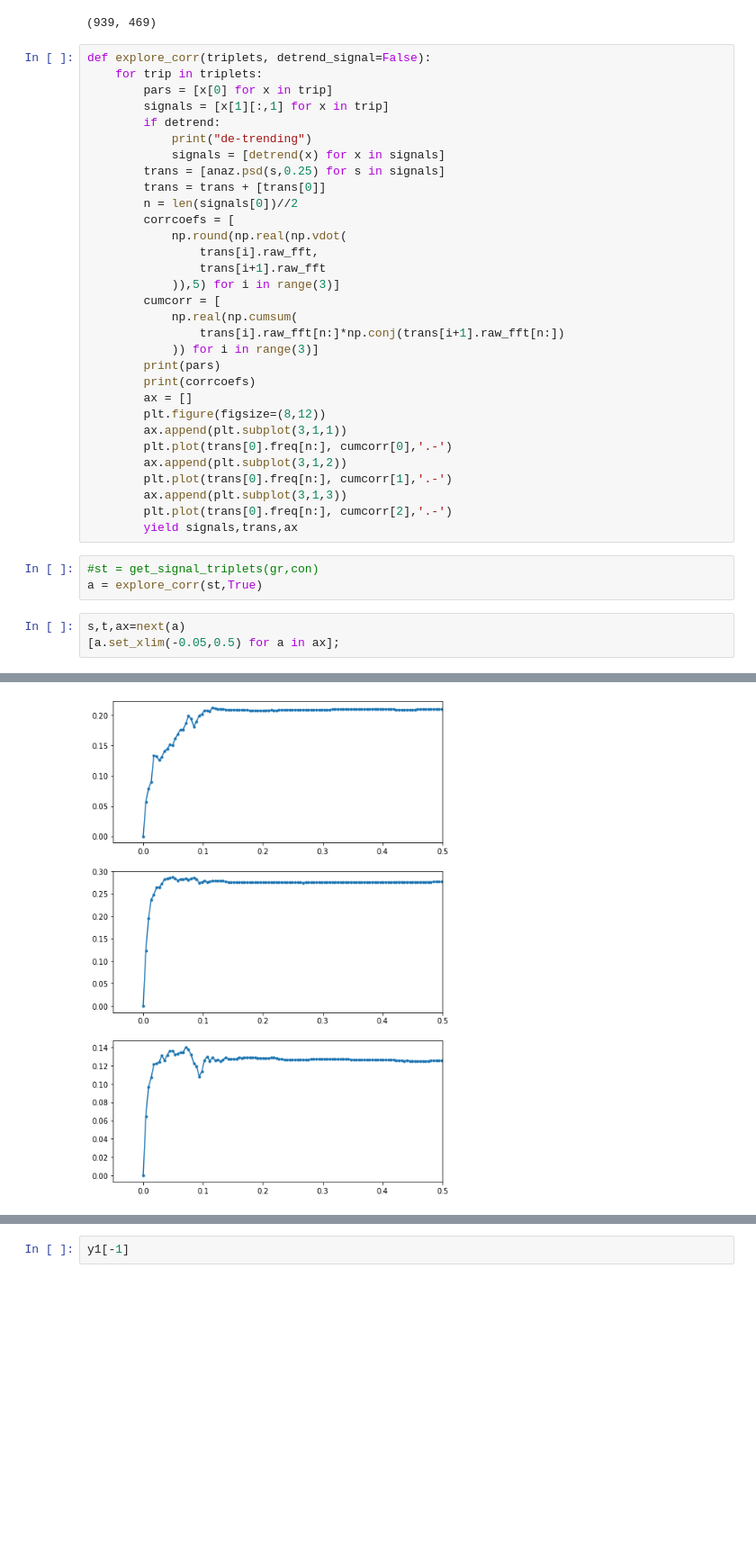
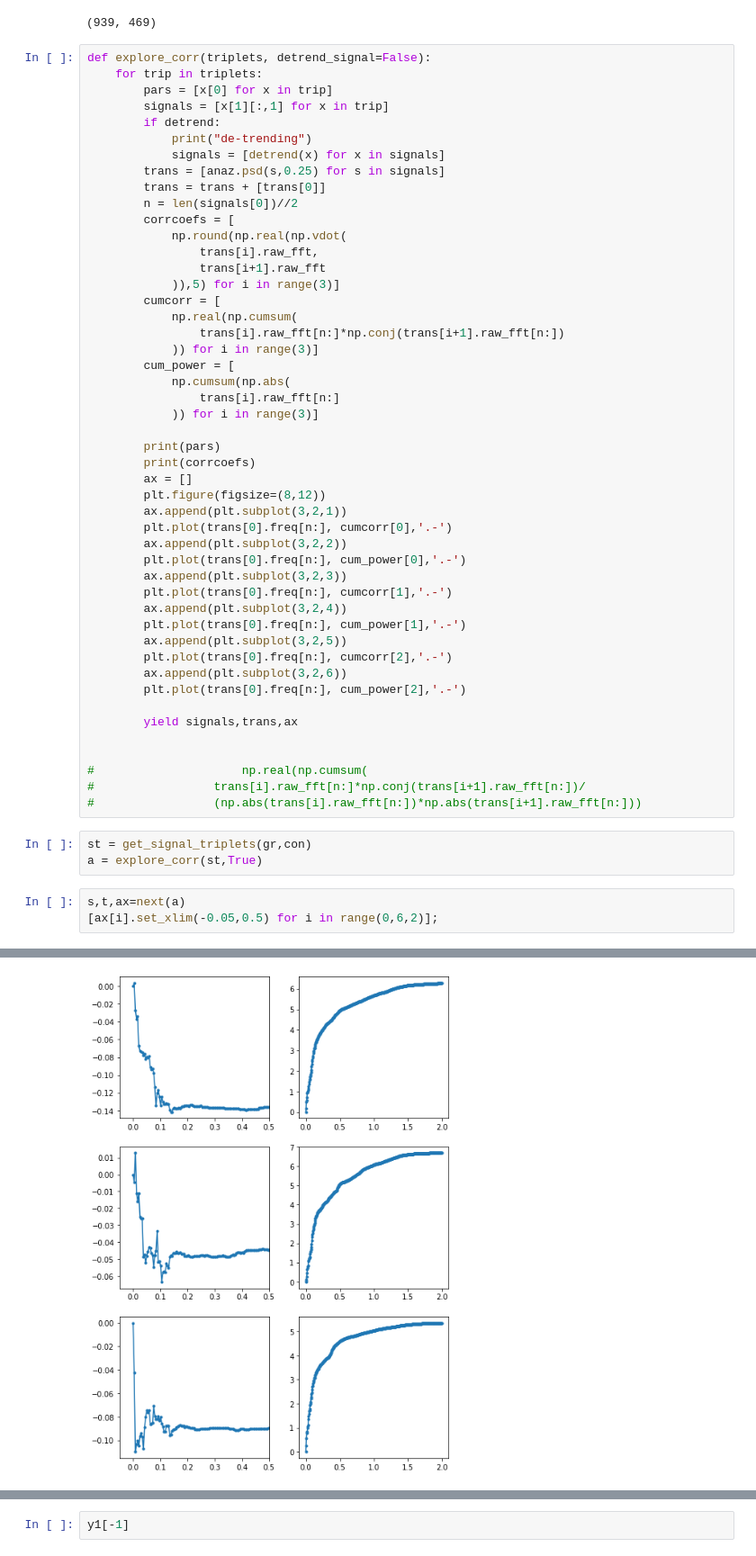
Before and after one commit to kishkash555/biu, a Jupyter notebook: Dissertation3/systematic group correlations by frequency.ipynb, the cells around one changed output, grey strips where cells are left out. Shown: that part at 90% size. Cells and saved outputs as stored; diff of their text form; blank space fills up the shorter version.

```diff
--- a/Dissertation3/systematic group correlations by frequency.ipynb
+++ b/Dissertation3/systematic group correlations by frequency.ipynb
@@ -138,22 +139,39 @@ def explore_corr(triplets, detrend_signal=False):
             np.real(np.cumsum(
                 trans[i].raw_fft[n:]*np.conj(trans[i+1].raw_fft[n:])
             )) for i in range(3)]
+        cum_power = [
+            np.cumsum(np.abs(
+                trans[i].raw_fft[n:]
+            )) for i in range(3)]
+
         print(pars)
         print(corrcoefs)
         ax = []
         plt.figure(figsize=(8,12))
-        ax.append(plt.subplot(3,1,1))
+        ax.append(plt.subplot(3,2,1))
         plt.plot(trans[0].freq[n:], cumcorr[0],'.-')
-        ax.append(plt.subplot(3,1,2))
+        ax.append(plt.subplot(3,2,2))
+        plt.plot(trans[0].freq[n:], cum_power[0],'.-')
+        ax.append(plt.subplot(3,2,3))
         plt.plot(trans[0].freq[n:], cumcorr[1],'.-')
-        ax.append(plt.subplot(3,1,3))
+        ax.append(plt.subplot(3,2,4))
+        plt.plot(trans[0].freq[n:], cum_power[1],'.-')
+        ax.append(plt.subplot(3,2,5))
         plt.plot(trans[0].freq[n:], cumcorr[2],'.-')
+        ax.append(plt.subplot(3,2,6))
+        plt.plot(trans[0].freq[n:], cum_power[2],'.-')
+
         yield signals,trans,ax
+
+
+#                     np.real(np.cumsum(
+#                 trans[i].raw_fft[n:]*np.conj(trans[i+1].raw_fft[n:])/
+#                 (np.abs(trans[i].raw_fft[n:])*np.abs(trans[i+1].raw_fft[n:]))
 # %%
-#st = get_signal_triplets(gr,con)
+st = get_signal_triplets(gr,con)
 a = explore_corr(st,True)
 # %%
 s,t,ax=next(a)
-[a.set_xlim(-0.05,0.5) for a in ax];
+[ax[i].set_xlim(-0.05,0.5) for i in range(0,6,2)];
 # %% [output]
 de-trending
@@ -162 +180 @@ de-trending
-[figure, old version]
+[figure, new version]
```
Also changed, not shown: parts of 6 cells of this notebook, 3 other files.
